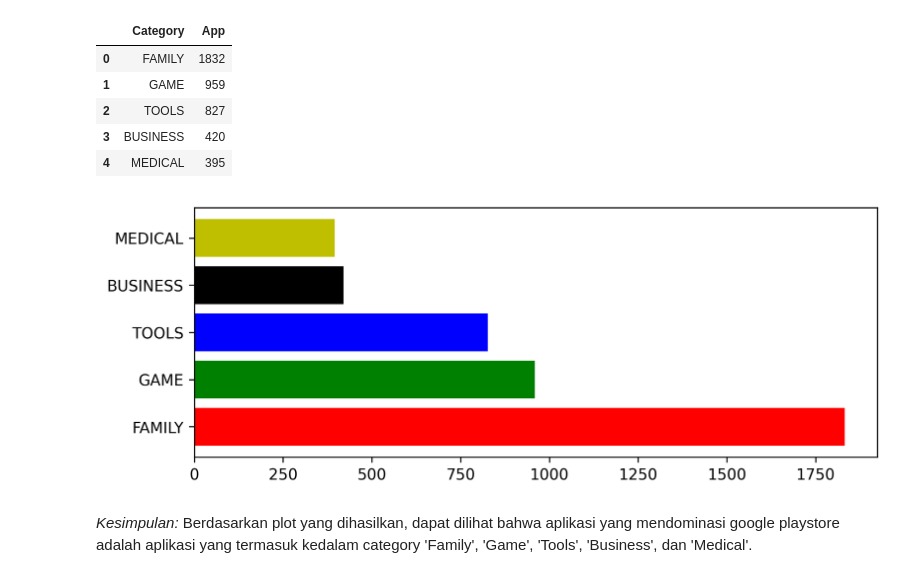
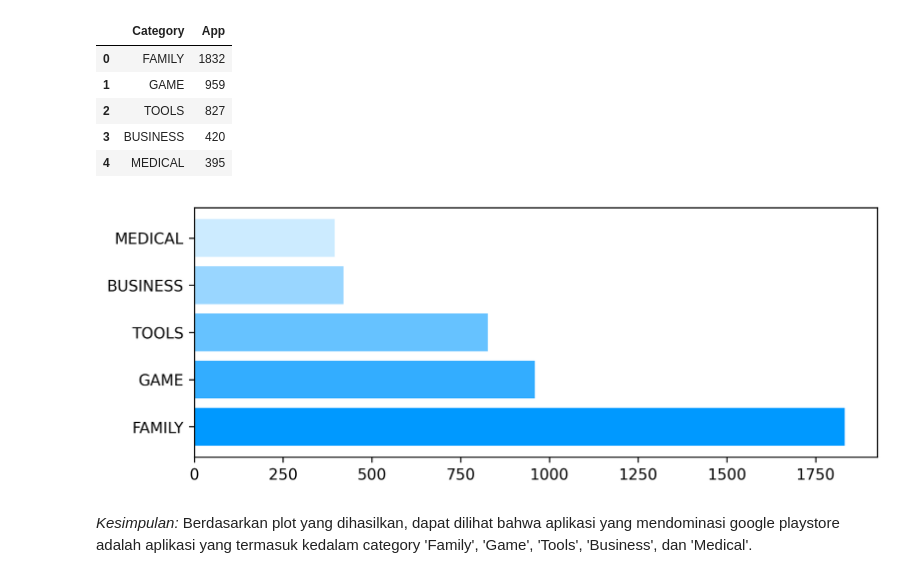
Before and after one commit to atika-faradilla/google_playstore_analysis, a Jupyter notebook: flask-ui-skeleton.ipynb, the cells around one changed output. Cells and saved outputs as stored; diff of their text form; code cells hidden in the pictures.

```diff
--- a/flask-ui-skeleton.ipynb
+++ b/flask-ui-skeleton.ipynb
@@ -273,19 +273,19 @@ df2.groupby('Category').agg({
 # %%
 cat_order = df2.groupby('Category').agg({
 'App' : 'count'
  }).rename({'Category':'Total'}, axis=1).sort_values(by = 'App', ascending=False).reset_index().head(5)
 X = cat_order['Category']
 Y = cat_order['App']
-my_colors = 'rgbkymc'
+my_colors = ['#0099ff','#33adff','#66c2ff', '#99d6ff', '#ccebff']
 # bagian ini digunakan untuk membuat kanvas/figure
 fig = plt.figure(figsize=(8,3),dpi=300)
 fig.add_subplot()
 # bagian ini digunakan untuk membuat bar plot
 plt.barh(X, Y, color=my_colors)
 # bagian ini digunakan untuk menyimpan plot dalam format image.png
 plt.savefig('cat_order.png',bbox_inches="tight")
 # %% [output]
-[figure, old version]
+[figure, new version]
 # %% [markdown]
 _Kesimpulan:_ Berdasarkan plot yang dihasilkan, dapat dilihat bahwa aplikasi yang mendominasi google playstore adalah aplikasi yang termasuk kedalam category 'Family', 'Game', 'Tools', 'Business', dan 'Medical'.
 # %% [markdown]
```
Also changed, not shown: parts of 1 cell of this notebook, 3 other files.
